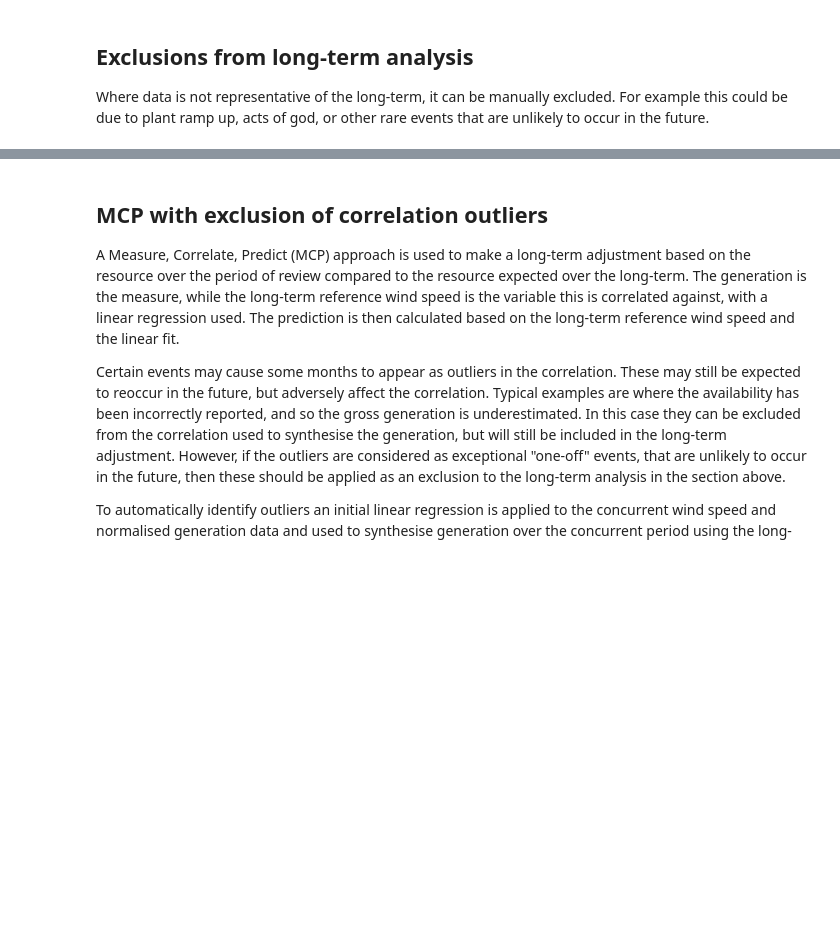
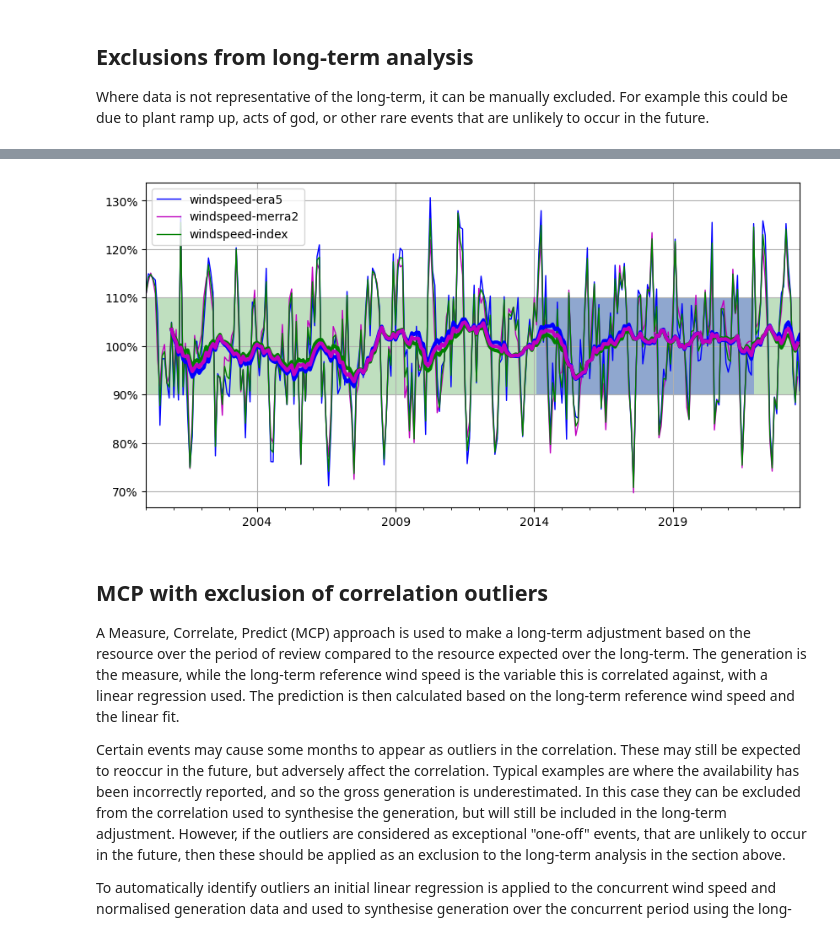
Before and after one commit to charlie9578/osoeya, a Jupyter notebook: osoeya.ipynb, the cells around one changed output, grey strips where cells are left out. Cells and saved outputs as stored; diff of their text form; code cells hidden in the pictures; blank space fills up the shorter version.

```diff
--- a/osoeya.ipynb
+++ b/osoeya.ipynb
@@ -372,3 +390,32 @@ df_plot.plot(y = "windspeed", ax = ax, secondary_y = True)
+# %%
+# create a figure to review the various long-term resource windspeeds available
+fig, ax = plt.subplots(figsize=(10,5))
+
+# monthly data
+df.plot(y = "windspeed-era5", ax = ax, linewidth=1, style="b-")
+df.plot(y = "windspeed-merra2", ax = ax, linewidth=1, style="m-")
+df.plot(y = "windspeed-index", ax = ax, linewidth=1, style="g-")
+
+# 12-month rolling means
+df.rolling(window=12).mean().plot(y = "windspeed-era5", ax = ax, linewidth=3, style="b-", legend=None)
+df.rolling(window=12).mean().plot(y = "windspeed-merra2", ax = ax, linewidth=3, style="g-", legend=None)
+df.rolling(window=12).mean().plot(y = "windspeed-index", ax = ax, linewidth=3, style="m-", legend=None)
+
+# set axis to percentage
+ax.yaxis.set_major_formatter(FuncFormatter('{0:.0%}'.format))
+
+# Create a rectangle patch showing +/-10% deviations
+rect = Rectangle((df.index.min(), 0.9), df.index.max()-df.index.min(), 0.2, facecolor='g',alpha=0.25)
+ax.add_patch(rect)
+
+# Create a rectangle patch showing the operational period
+rect = Rectangle((df_plot.index.min(), 0.9), df_plot.index.max()-df_plot.index.min(), 0.2, facecolor='b',alpha=0.25)
+ax.add_patch(rect)
+
+# Add grid lines
+plt.grid(visible=True)
+# %% [output]
+[figure, added]
 # %% [markdown]
 ## MCP with exclusion of correlation outliers
 
```
Also changed, not shown: parts of 20 cells of this notebook, 1 other file.
